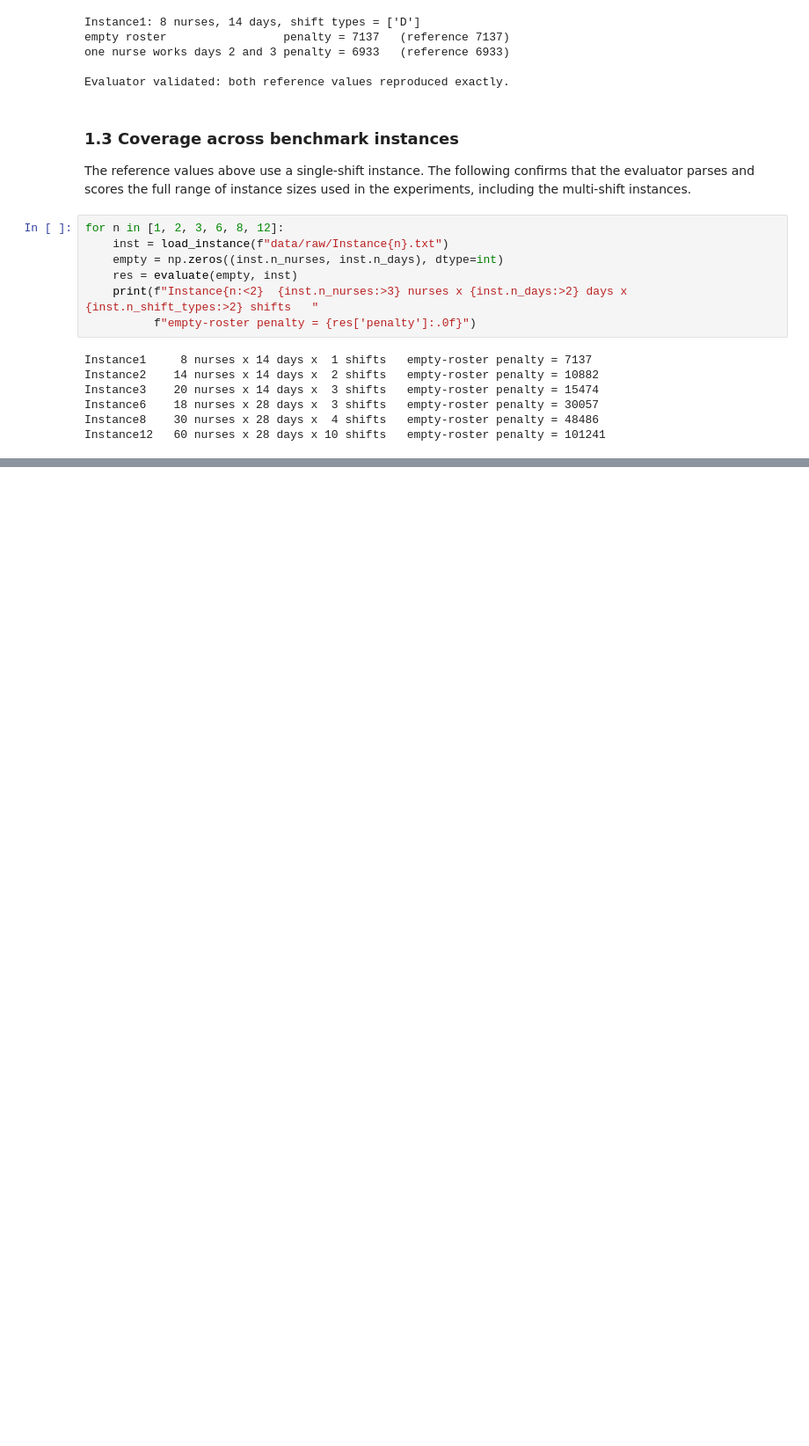
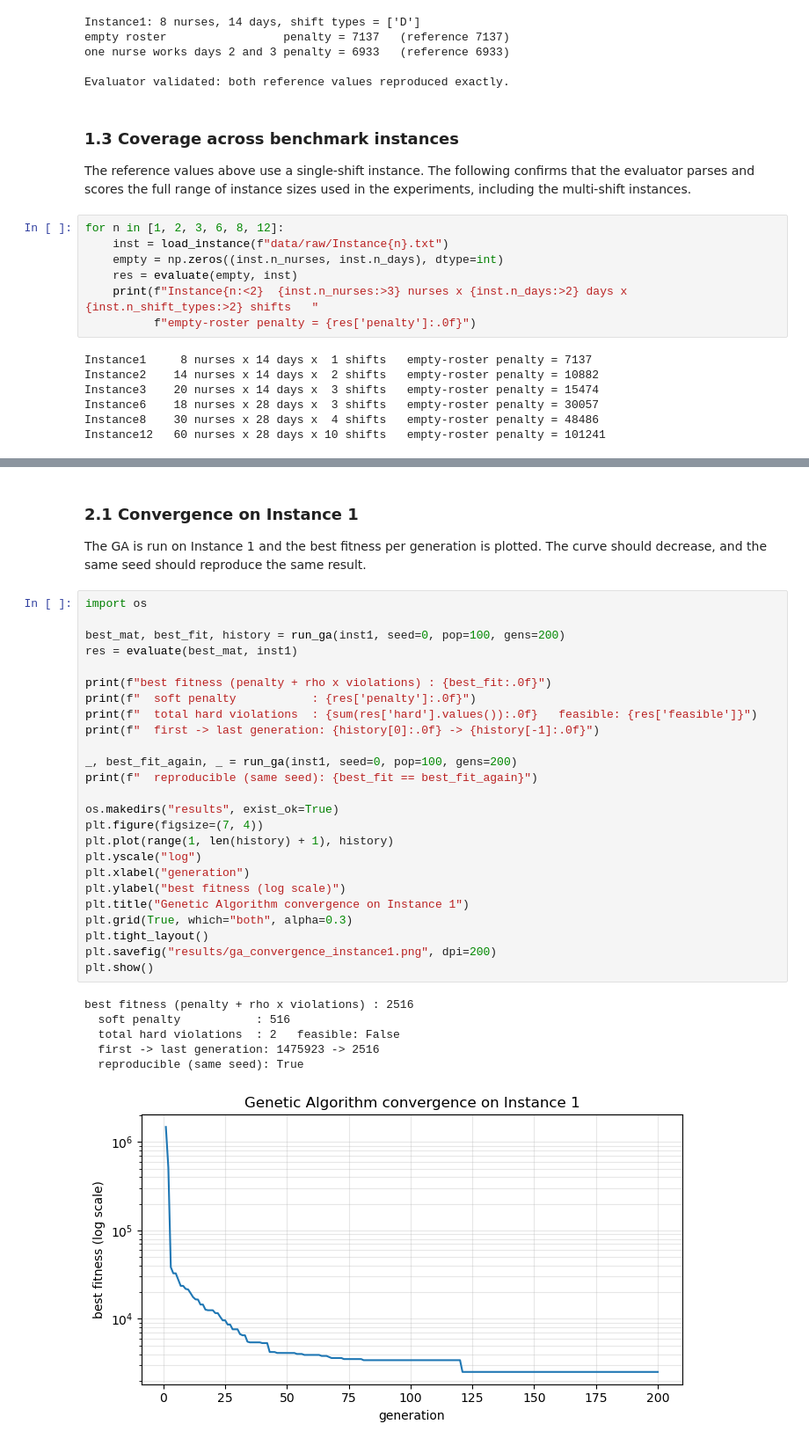
Before and after one commit to DhammikaKekulawala/IT5082_Optimization_Methods_Programming__Assignment, a Jupyter notebook: 02_ga.ipynb, the cells around one changed output, grey strips where cells are left out. Shown at 88% size. Drawn from its saved outputs; the diff is of its cells as text; blank space fills up the shorter version.

Commit message:
Genetic Algorithm

```diff
--- a/02_ga.ipynb
+++ b/02_ga.ipynb
@@ -172,0 +335,36 @@ Instance12   60 nurses x 28 days x 10 shifts   empty-roster penalty = 101241
+# %% [markdown]
+### 2.1 Convergence on Instance 1
+
+The GA is run on Instance 1 and the best fitness per generation is plotted. The curve should decrease, and the same seed should reproduce the same result.
+# %%
+import os
+
+best_mat, best_fit, history = run_ga(inst1, seed=0, pop=100, gens=200)
+res = evaluate(best_mat, inst1)
+
+print(f"best fitness (penalty + rho x violations) : {best_fit:.0f}")
+print(f"  soft penalty           : {res['penalty']:.0f}")
+print(f"  total hard violations  : {sum(res['hard'].values()):.0f}   feasible: {res['feasible']}")
+print(f"  first -> last generation: {history[0]:.0f} -> {history[-1]:.0f}")
+
+_, best_fit_again, _ = run_ga(inst1, seed=0, pop=100, gens=200)
+print(f"  reproducible (same seed): {best_fit == best_fit_again}")
+
+os.makedirs("results", exist_ok=True)
+plt.figure(figsize=(7, 4))
+plt.plot(range(1, len(history) + 1), history)
+plt.yscale("log")
+plt.xlabel("generation")
+plt.ylabel("best fitness (log scale)")
+plt.title("Genetic Algorithm convergence on Instance 1")
+plt.grid(True, which="both", alpha=0.3)
+plt.tight_layout()
+plt.savefig("results/ga_convergence_instance1.png", dpi=200)
+plt.show()
+# %% [output]
+best fitness (penalty + rho x violations) : 2516
+  soft penalty           : 516
+  total hard violations  : 2   feasible: False
+  first -> last generation: 1475923 -> 2516
+  reproducible (same seed): True
+[figure, added]
```
Also changed, not shown: parts of 3 cells of this notebook, 1 other file.
